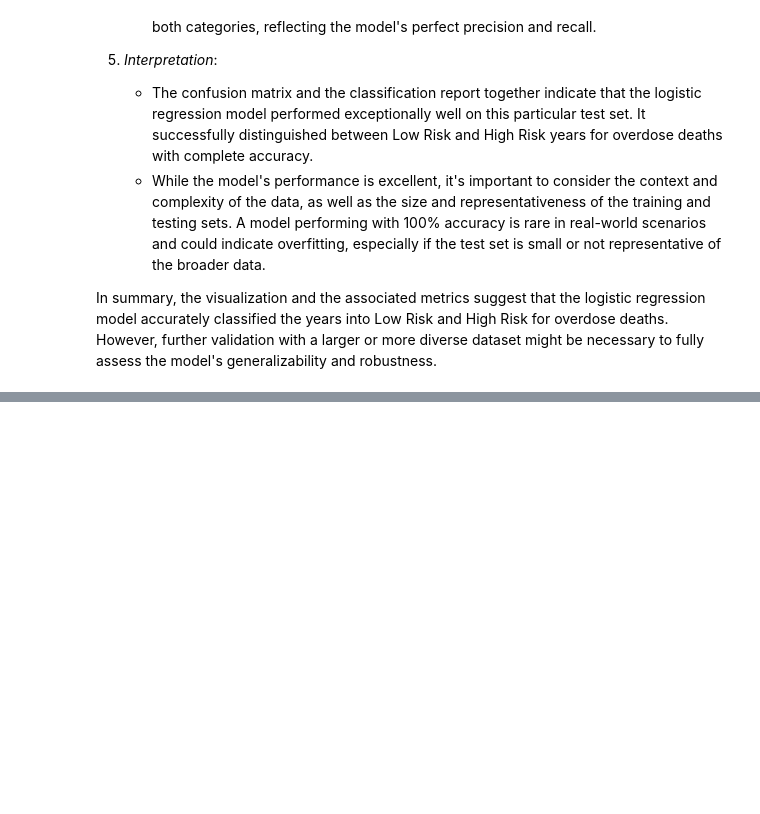
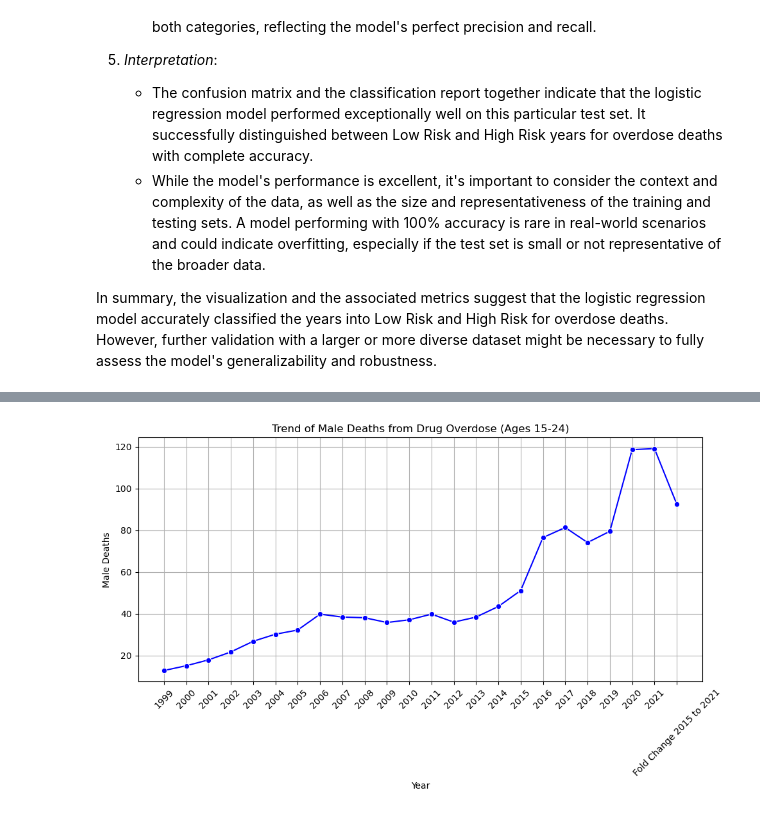
Before and after one commit to alexandra10zam/DataMadness, a Jupyter notebook: Data-madness.ipynb, the cells around one changed output, grey strips where cells are left out. Cells and saved outputs as stored; diff of their text form; code cells hidden in the pictures; blank space fills up the shorter version.

```diff
--- a/Data-madness.ipynb
+++ b/Data-madness.ipynb
@@ -694,0 +982,21 @@ In summary, the visualization and the associated metrics suggest that the logist
+# %%
+yearly_male_deaths = aggregated_data.groupby('Year')['Male Deaths'].sum().reset_index()
+
+# Convert 'Year' to a string type if it's not already, to ensure it's treated as a categorical variable
+yearly_male_deaths['Year'] = yearly_male_deaths['Year'].astype(str)
+
+# Now, let's create the plot
+plt.figure(figsize=(10, 6))
+sns.lineplot(data=yearly_male_deaths, x='Year', y='Male Deaths', marker='o', color='blue')
+
+plt.title('Trend of Male Deaths from Drug Overdose (Ages 15-24)')
+plt.xlabel('Year')
+plt.ylabel('Male Deaths')
+plt.xticks(rotation=45)  # Rotate the x-axis labels for better readability
+plt.grid(True)
+plt.tight_layout()  # Adjust the layout to make room for the rotated x-axis labels
+
+# Show the plot
+plt.show()
+# %% [output]
+[figure, added]
```
Also changed, not shown: parts of 34 cells of this notebook, 1 other file.
